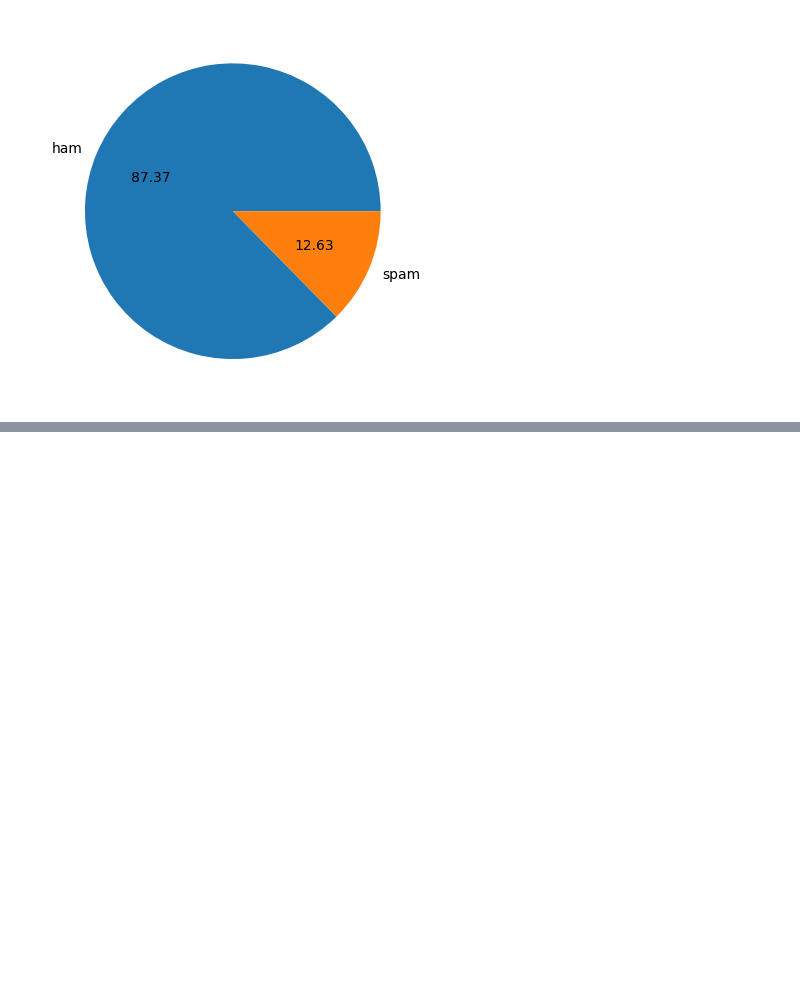
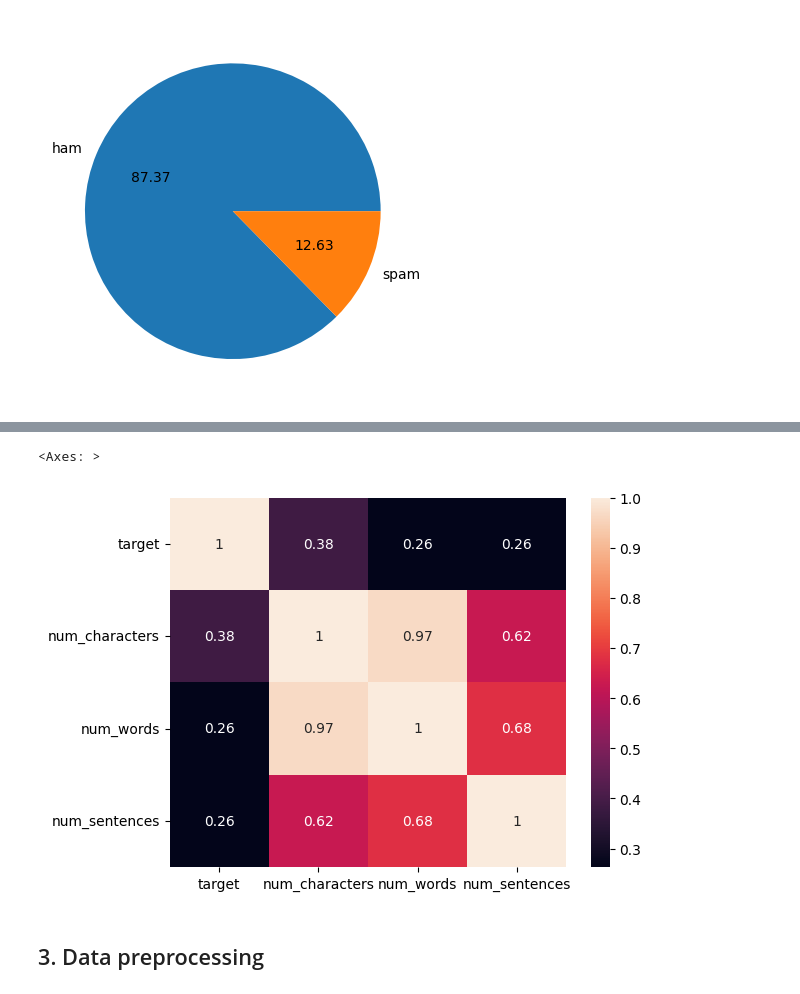
Before and after one commit to bouzenaali/spam-classification, a Jupyter notebook: spam_classification.ipynb, the cells around one changed output, grey strips where cells are left out. Saved outputs shown, nothing was run; the diff lists cells and outputs as text; code cells hidden in the pictures; blank space fills up the shorter version.

```diff
--- a/spam_classification.ipynb
+++ b/spam_classification.ipynb
@@ -153,0 +256,7 @@ plt.show()
+# %%
+sns.heatmap(data.corr(), annot=True)
+# %% [output]
+<Axes: >
+[figure, added]
+# %% [markdown]
+## 3. Data preprocessing
```
Also changed, not shown: parts of 20 cells of this notebook.
